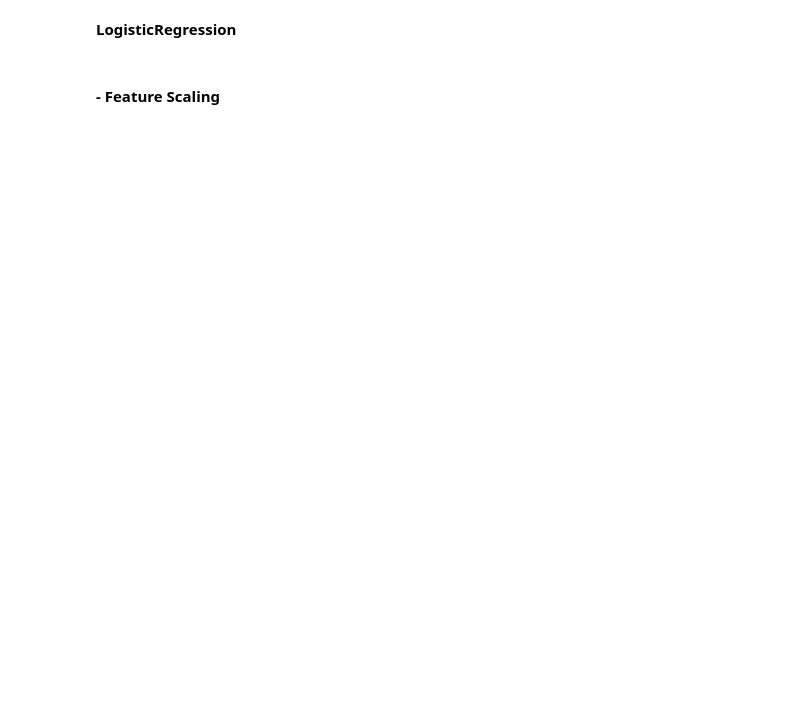
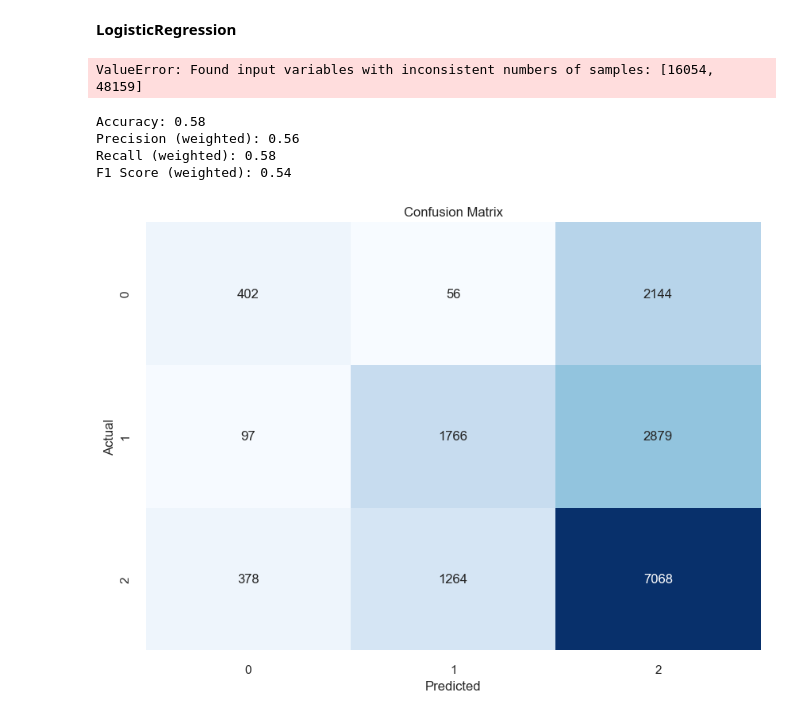
Before and after one commit to ishamel101/Credit-Score-Classification, a Jupyter notebook: Credit Score Classification.ipynb, the cells around one changed output. Cells and saved outputs as stored; diff of their text form; code cells hidden in the pictures; blank space fills up the shorter version.

```diff
--- a/Credit Score Classification.ipynb
+++ b/Credit Score Classification.ipynb
@@ -997,0 +1045,19 @@ from sklearn.ensemble import GradientBoostingClassifier
+# %%
+from sklearn.decomposition import PCA
+n_components = 38
+
+# Standardize the features
+scaler = StandardScaler()
+X_test_scaled = scaler.fit_transform(X_test)
+
+# Apply PCA
+pca = PCA(n_components=n_components)
+X_train_pca = pca.fit_transform(X_test_scaled)
+
+# Convert to DataFrame for further analysis if needed
+X_test_pca_df = pd.DataFrame(data=X_train_pca, columns=[f'PC{i+1}' for i in range(n_components)])
+
+# Optional: Inspect explained variance ratio
+explained_variance_ratio = pca.explained_variance_ratio_
+print("Explained variance ratio:", explained_variance_ratio)
+print("Total explained variance:", sum(explained_variance_ratio))
@@ -998,2 +1073,20 @@ from sklearn.ensemble import GradientBoostingClassifier
+# %%
+# Apply PCA
+pca = PCA(n_components=n_components)
+X_train_pca = pca.fit_transform(X_test_pca_df)
+
+# Convert to DataFrame for further analysis if needed
+X_train_pca_df = pd.DataFrame(data=X_train_pca, columns=[f'PC{i+1}' for i in range(n_components)])
 # %% [markdown]
 **LogisticRegression**
+# %%
+log_reg = linear_model.LogisticRegression(max_iter=1000)
+
+#fit the model
+log_reg.fit(X_train_pca_df, y_train)
+
+# Make predictions on the test dataset
+predictions = log_reg.predict(X_test_pca_df)
+#log_reg_score = log_reg.score(X_test_scaled, y_test)
+# %% [output]
+ValueError: Found input variables with inconsistent numbers of samples: [16054, 48159]
@@ -999,0 +1148,8 @@ from sklearn.ensemble import GradientBoostingClassifier
+# %%
+evaluate_model(y_test, predictions)
+# %% [output]
+Accuracy: 0.58
+Precision (weighted): 0.56
+Recall (weighted): 0.58
+F1 Score (weighted): 0.54
+[figure, added]
@@ -1008,5 +1169,3 @@ predictions = logistic_model.predict(X_test)
 #calculat Accuaracy
 acr = accuracy_score(y_test,predictions)
 print(f'accuracy_score for logistic algorithm : {acr}')
-# %% [markdown]
-#### - Feature Scaling
```
Also changed, not shown: parts of 19 cells of this notebook.
